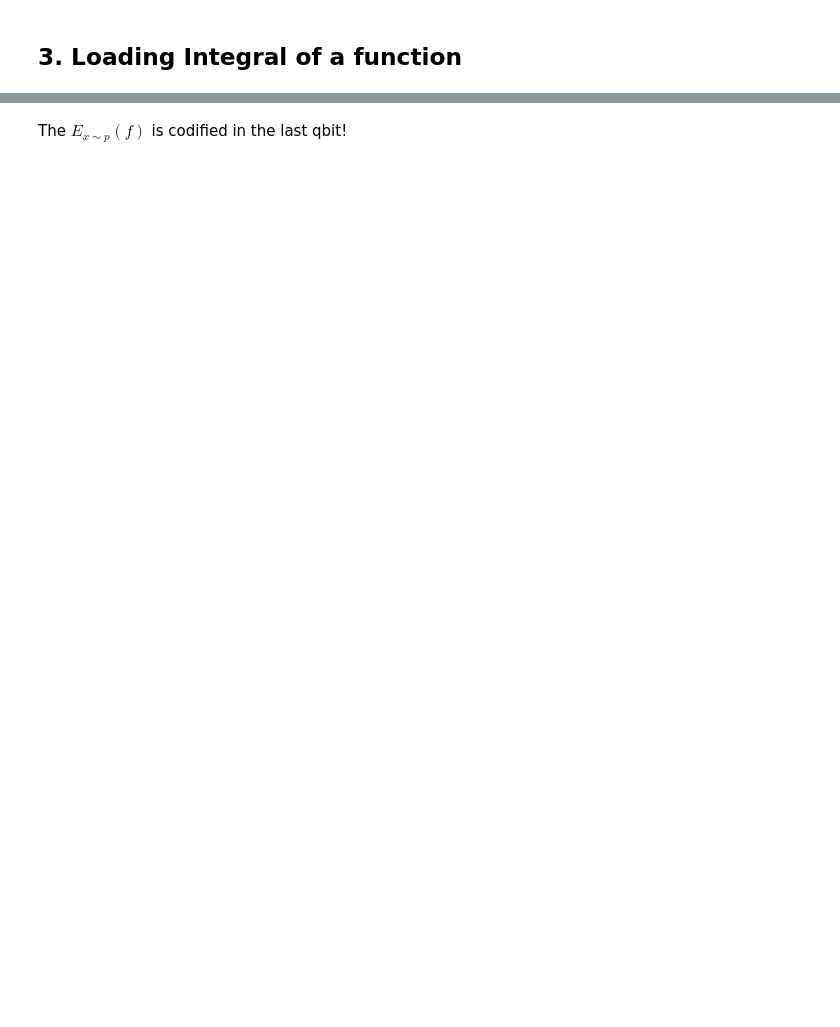
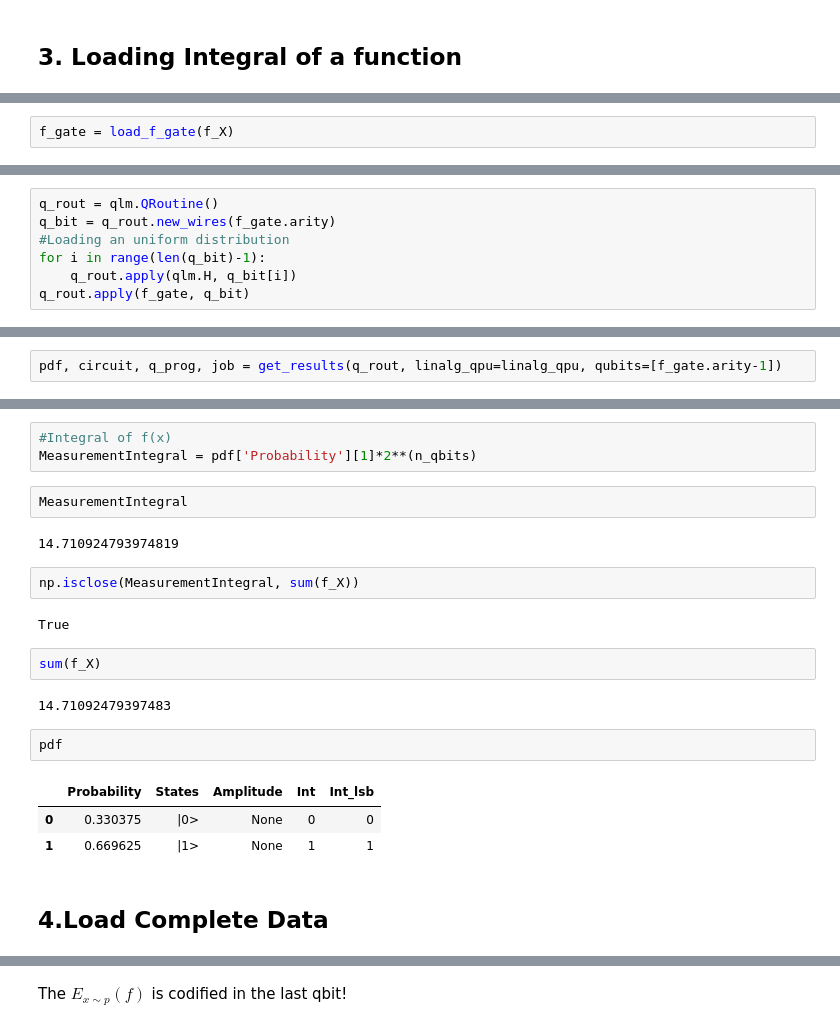
Before and after one commit to gonfeco/PhaseAmplification, a Jupyter notebook: notebooks/01_Dataloading_Module_Use.ipynb, the cells around one changed output, grey strips where cells are left out. Cells and saved outputs as stored; diff of their text form; blank space fills up the shorter version.

```diff
--- a/notebooks/01_Dataloading_Module_Use.ipynb
+++ b/notebooks/01_Dataloading_Module_Use.ipynb
@@ -185,0 +189,2 @@ circuit = load_integral_program(f_X).to_circ(submatrices_only=True)
+# %%
+f_gate = load_f_gate(f_X)
@@ -186 +197,8 @@ circuit = load_integral_program(f_X).to_circ(submatrices_only=True)
+# %%
+q_rout = qlm.QRoutine()
+q_bit = q_rout.new_wires(f_gate.arity)
+#Loading an uniform distribution
+for i in range(len(q_bit)-1):
+    q_rout.apply(qlm.H, q_bit[i])
+q_rout.apply(f_gate, q_bit)
 # %%
@@ -189,0 +208,2 @@ In this case we are only interested in the last qbit of the circuit that encodes
+# %%
+pdf, circuit, q_prog, job = get_results(q_rout, linalg_qpu=linalg_qpu, qubits=[f_gate.arity-1])
@@ -189,0 +216,23 @@ In this case we are only interested in the last qbit of the circuit that encodes
+# %%
+#Integral of f(x)
+MeasurementIntegral = pdf['Probability'][1]*2**(n_qbits)
+# %%
+MeasurementIntegral
+# %% [output]
+14.710924793974819
+# %%
+np.isclose(MeasurementIntegral, sum(f_X))
+# %% [output]
+True
+# %%
+sum(f_X)
+# %% [output]
+14.71092479397483
+# %%
+pdf
+# %% [output]
+|  | Probability | States | Amplitude | Int | Int_lsb |
+| 0 | 0.330375 | |0> | None | 0 | 0 |
+| 1 | 0.669625 | |1> | None | 1 | 1 |
+# %% [markdown]
+## 4.Load Complete Data
```
Also changed, not shown: parts of 72 cells of this notebook, 5 other files.
